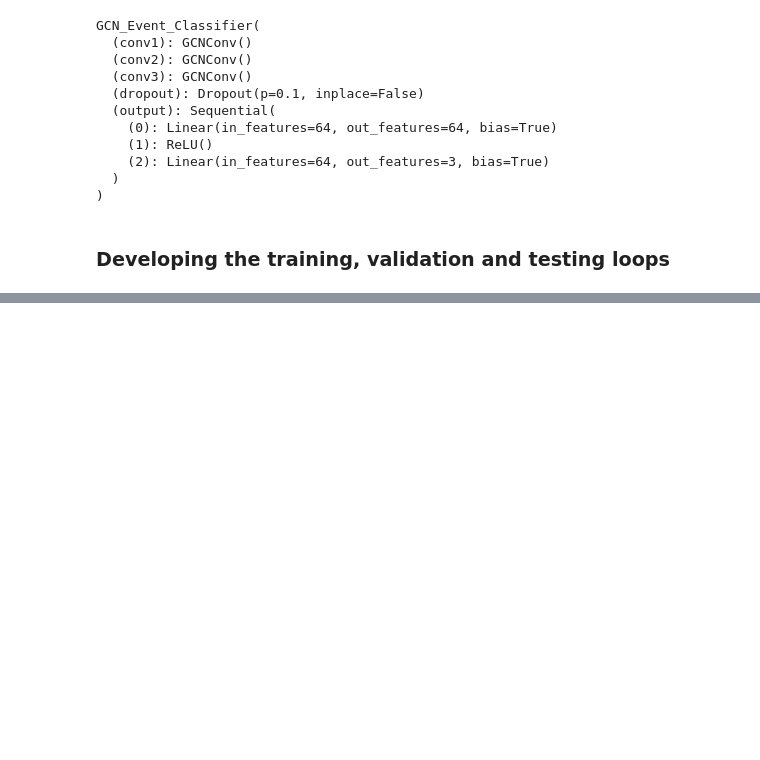
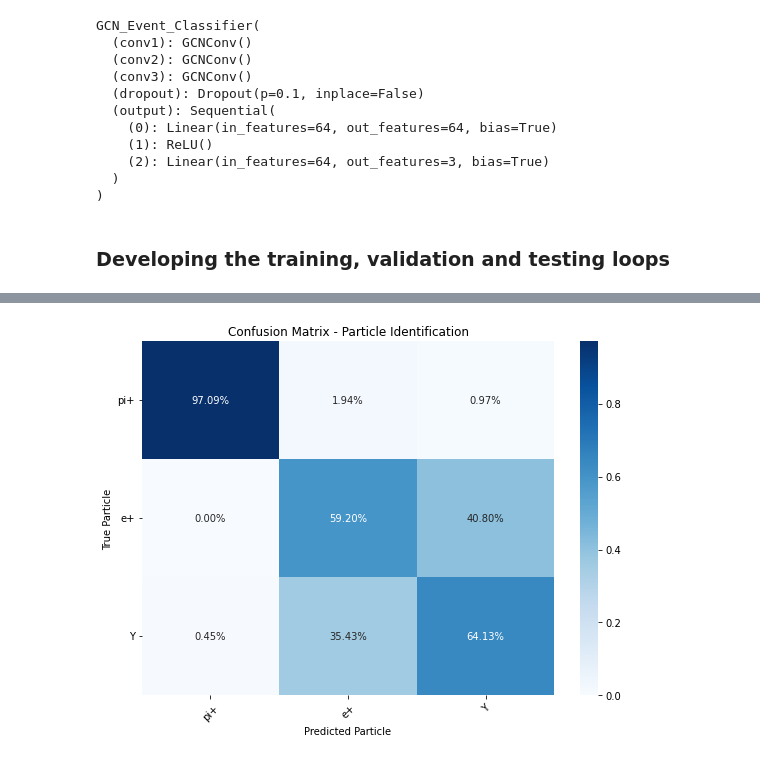
Before and after one commit to PDeySarkar103/SINP, a Jupyter notebook: GNN_Model_HGCAL.ipynb, the cells around one changed output, grey strips where cells are left out. Drawn from its saved outputs; the diff is of its cells as text; code cells hidden in the pictures; blank space fills up the shorter version.

```diff
--- a/GNN_Model_HGCAL.ipynb
+++ b/GNN_Model_HGCAL.ipynb
@@ -409,0 +439,31 @@ plt.show()
+# %%
+# Confusion matrix
+from sklearn.metrics import confusion_matrix,ConfusionMatrixDisplay
+import seaborn as sns
+import matplotlib.pyplot as plt
+
+cm=confusion_matrix(true_labels,predictions,normalize='true')
+# %%
+pid = {v: k for k, v in particle_ids.items()}
+class_names=[pid[i] for i in range(len(pid))]
+# %%
+plt.figure(figsize=(8,6))
+
+sns.heatmap(cm,
+            annot=True,
+            fmt='.2%',
+            cmap='Blues',
+            xticklabels=class_names,
+            yticklabels=class_names)
+
+plt.xlabel("Predicted Particle")
+plt.ylabel("True Particle")
+plt.title("Confusion Matrix - Particle Identification")
+
+plt.xticks(rotation=45)
+plt.yticks(rotation=0)
+
+plt.tight_layout()
+plt.show()
+# %% [output]
+[figure, added]
```
Also changed, not shown: parts of 18 cells of this notebook.
